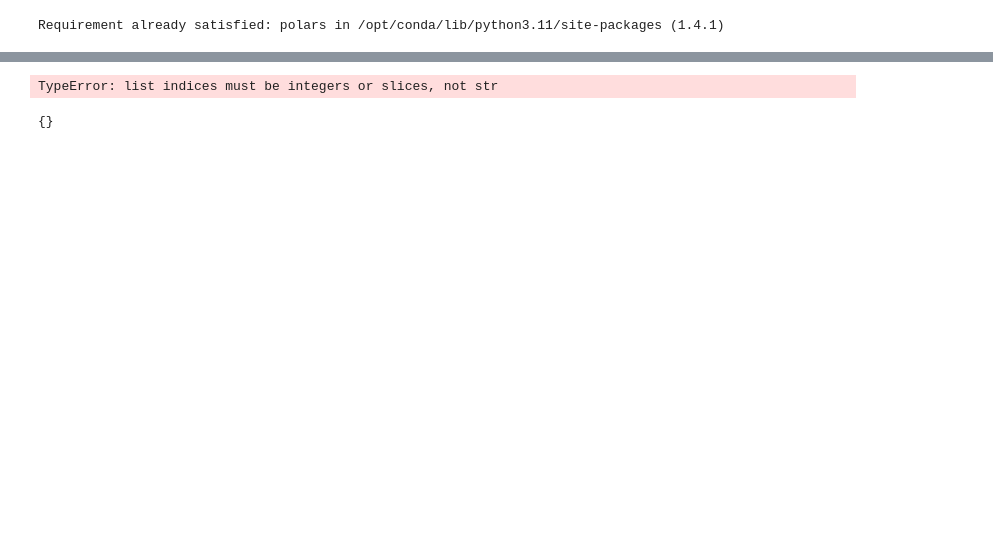
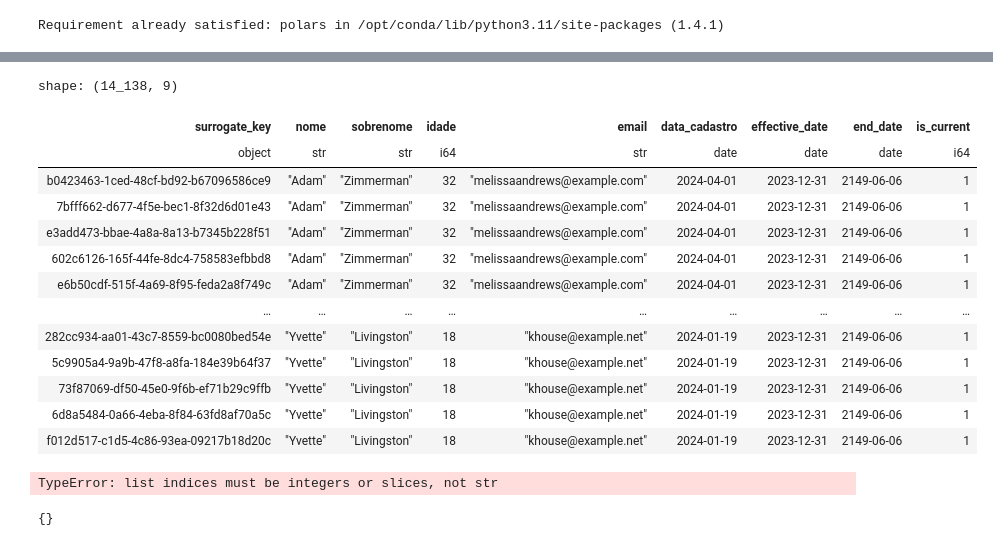
Before and after one commit to leonardorh18/airflow-pipeline, a Jupyter notebook: notebooks/Untitled.ipynb, the cells around one changed output, grey strips where cells are left out. Drawn from its saved outputs; the diff is of its cells as text; code cells hidden in the pictures; blank space fills up the shorter version.

```diff
--- a/notebooks/Untitled.ipynb
+++ b/notebooks/Untitled.ipynb
@@ -228,12 +115,0 @@ shape: (4, 8)
-# %%
-# Converta o DataFrame para um formato que pode ser enviado ao ClickHouse
-for row in df_update_inactive.to_dicts():
-    client_ch.execute(
-        """
-        ALTER TABLE usuarios
-        UPDATE end_date = %(end_date)s,
-               is_current = %(is_current)s
-        WHERE email = %(email)s
-        """,
-        {'end_date': row['end_date'], 'is_current': row['is_current'], 'email': row['email']}
-    )
@@ -362,6 +128,7 @@ from datetime import date
 def read_table():
     client_ch.execute('''
     CREATE TABLE IF NOT EXISTS dim_clients (
+        surrogate_key UUID DEFAULT generateUUIDv4(),
         nome String,
         sobrenome String,
         idade Int32,
@@ -374,7 +141,7 @@ def read_table():
     ORDER BY (nome, sobrenome, effective_date)
     ''')
     result = client_ch.execute(f"SELECT * FROM dim_clients where is_current = 1")
-    columns = ['nome', 'sobrenome', 'idade', 'email', 'data_cadastro',  'effective_date', 'end_date', 'is_current']
+    columns = ['surrogate_key','nome', 'sobrenome', 'idade', 'email', 'data_cadastro',  'effective_date', 'end_date', 'is_current']
     # Criar o DataFrame Polars a partir dos resultados
     df_table = pl.DataFrame(result, schema=columns)
     return df_table
@@ -486,7 +253,22 @@ def insert_dim_clients(content):
 for i in range(40):
     content[i]['data_cadastro'] = '2025-12-12'
 # %%
-insert_dim_clients(content)
+read_table()
+# %% [output]
+shape: (14_138, 9)
+| surrogate_key | nome | sobrenome | idade | email | data_cadastro | effective_date | end_date | is_current |
+| object | str | str | i64 | str | date | date | date | i64 |
+| b0423463-1ced-48cf-bd92-b67096586ce9 | "Adam" | "Zimmerman" | 32 | "melissaandrews@example.com" | 2024-04-01 | 2023-12-31 | 2149-06-06 | 1 |
+| 7bfff662-d677-4f5e-bec1-8f32d6d01e43 | "Adam" | "Zimmerman" | 32 | "melissaandrews@example.com" | 2024-04-01 | 2023-12-31 | 2149-06-06 | 1 |
+| e3add473-bbae-4a8a-8a13-b7345b228f51 | "Adam" | "Zimmerman" | 32 | "melissaandrews@example.com" | 2024-04-01 | 2023-12-31 | 2149-06-06 | 1 |
+| 602c6126-165f-44fe-8dc4-758583efbbd8 | "Adam" | "Zimmerman" | 32 | "melissaandrews@example.com" | 2024-04-01 | 2023-12-31 | 2149-06-06 | 1 |
+| e6b50cdf-515f-4a69-8f95-feda2a8f749c | "Adam" | "Zimmerman" | 32 | "melissaandrews@example.com" | 2024-04-01 | 2023-12-31 | 2149-06-06 | 1 |
+| … | … | … | … | … | … | … | … | … |
+| 282cc934-aa01-43c7-8559-bc0080bed54e | "Yvette" | "Livingston" | 18 | "khouse@example.net" | 2024-01-19 | 2023-12-31 | 2149-06-06 | 1 |
+| 5c9905a4-9a9b-47f8-a8fa-184e39b64f37 | "Yvette" | "Livingston" | 18 | "khouse@example.net" | 2024-01-19 | 2023-12-31 | 2149-06-06 | 1 |
+| 73f87069-df50-45e0-9f6b-ef71b29c9ffb | "Yvette" | "Livingston" | 18 | "khouse@example.net" | 2024-01-19 | 2023-12-31 | 2149-06-06 | 1 |
+| 6d8a5484-0a66-4eba-8f84-63fd8af70a5c | "Yvette" | "Livingston" | 18 | "khouse@example.net" | 2024-01-19 | 2023-12-31 | 2149-06-06 | 1 |
+| f012d517-c1d5-4c86-93ea-09217b18d20c | "Yvette" | "Livingston" | 18 | "khouse@example.net" | 2024-01-19 | 2023-12-31 | 2149-06-06 | 1 |
 # %%
 
 from datetime import datetime
```
Also changed, not shown: parts of 22 cells of this notebook, 3 other files.
